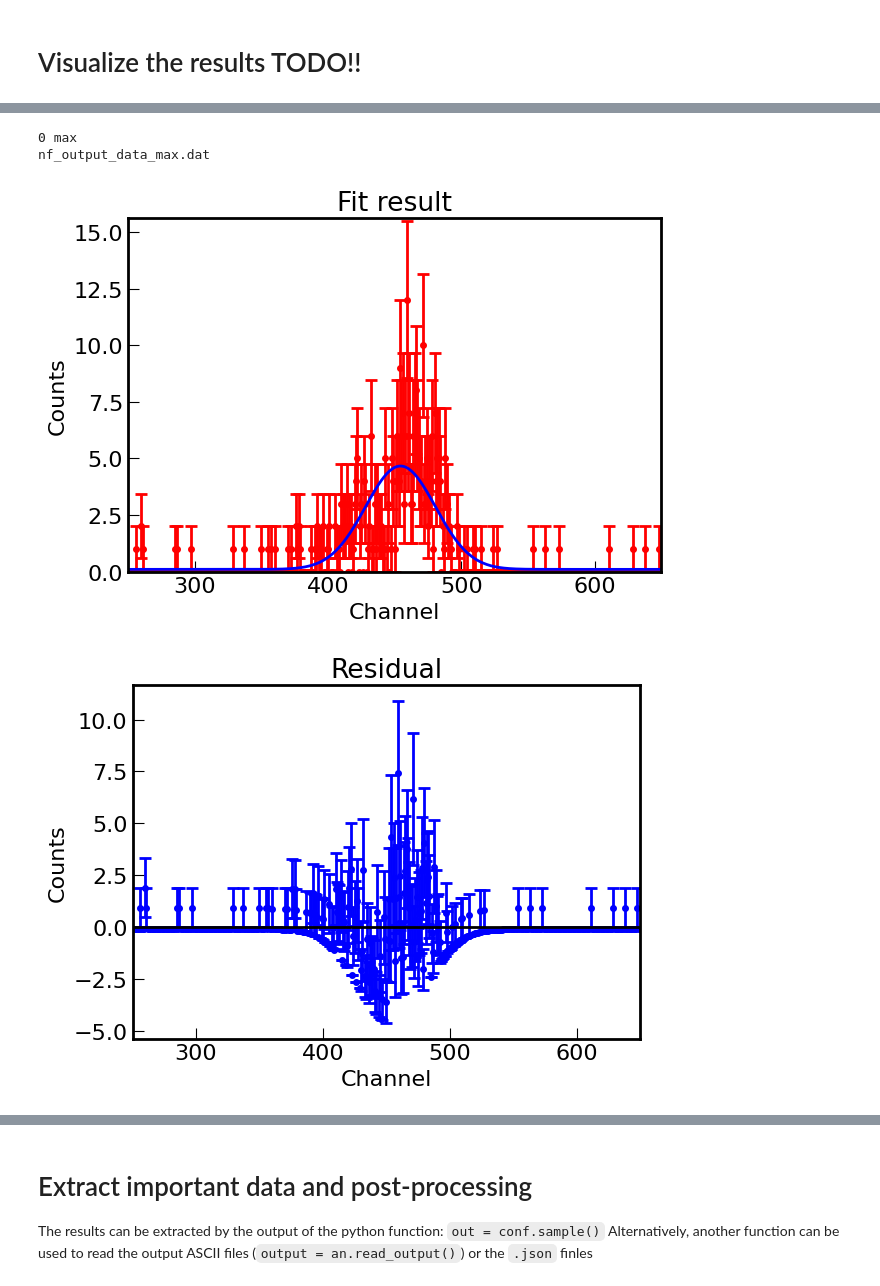
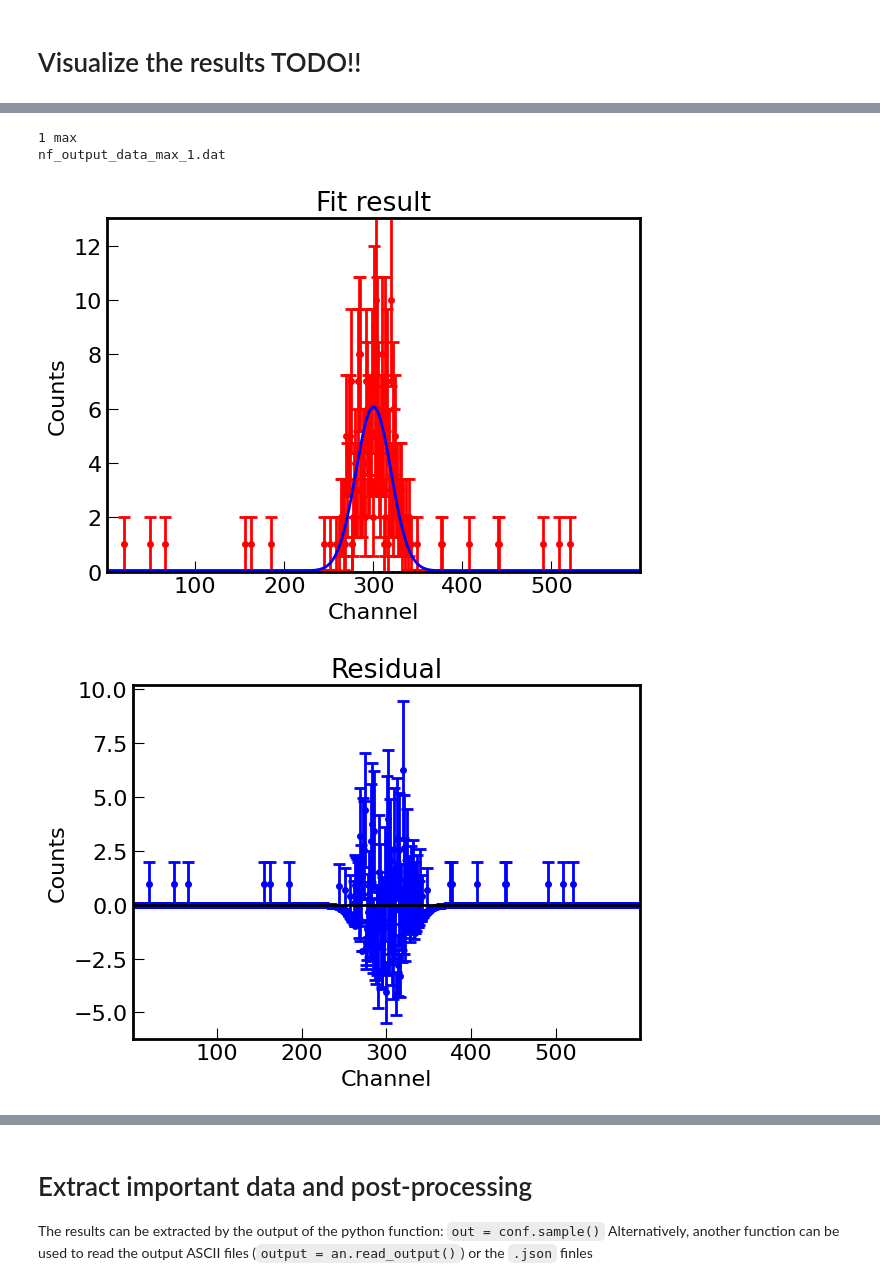
Before and after one commit to martinit18/nested_fit, a Jupyter notebook: examples/jupyter_notebooks/set_of_files_analysis.ipynb, the cells around one changed output, grey strips where cells are left out. Cells and saved outputs as stored; diff of their text form; code cells hidden in the pictures.

```diff
--- a/examples/jupyter_notebooks/set_of_files_analysis.ipynb
+++ b/examples/jupyter_notebooks/set_of_files_analysis.ipynb
@@ -111,12 +87,12 @@ Available parameters : ['weight', 'lnlikelihood', 'A_1', 'x_1', 's', 'b_g']
 # %%
 # Plot the data with the best fit (parameters corresponding to the maximum value of the data) and residual
 # Other choices are median and mean parameters values selectable with "typeof='mean'" and "typeof='median'"
-an.plot()
+an.plot(nset=1)
 # %% [output]
-0 max
-nf_output_data_max.dat
+1 max
+nf_output_data_max_1.dat
-[figure, old version]
+[figure, new version]
-[figure, old version]
+[figure, new version]
 # %%
 # Plot the likelihood sampling
 an.plot_like()
```
Also changed, not shown: parts of 18 cells of this notebook, 2 other files.
